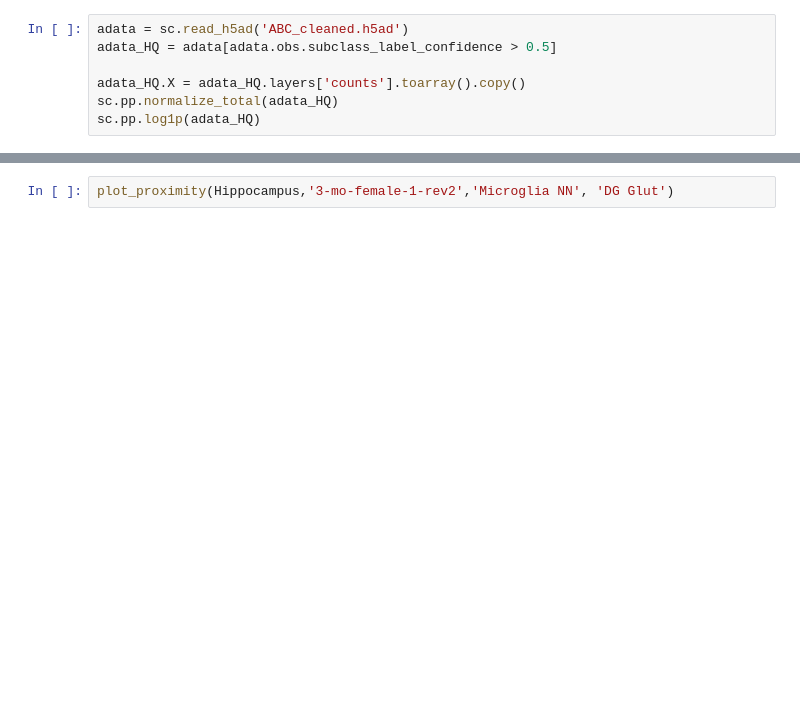
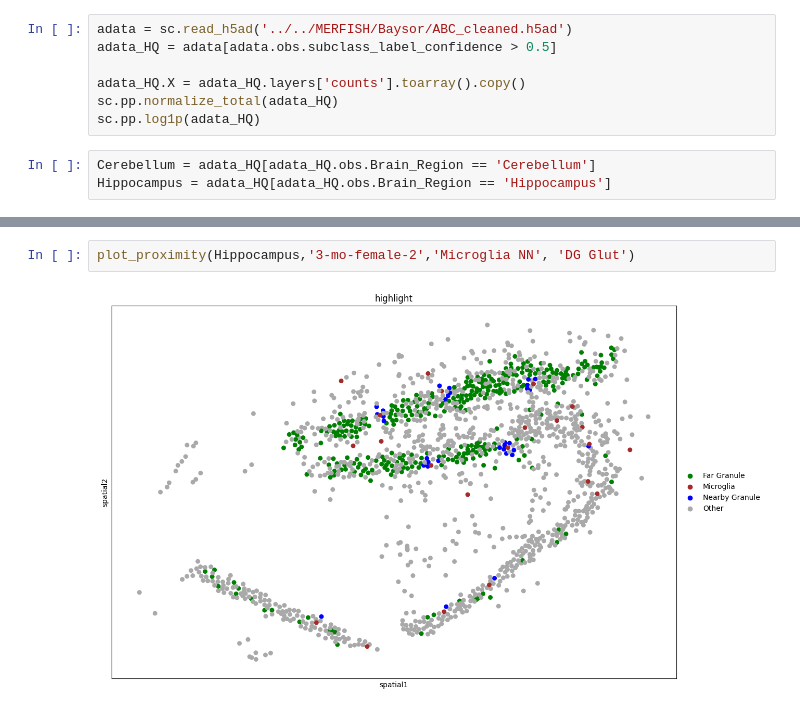
Before and after one commit to doughenze/Aging_CB, a Jupyter notebook: MERFISH/03_Cerebellar_layers_and_granule_proximity_visual.ipynb, the cells around one changed output, grey strips where cells are left out. Cells and saved outputs as stored; diff of their text form; blank space fills up the shorter version.

Commit message:
final images added

```diff
--- a/MERFISH/03_Cerebellar_layers_and_granule_proximity_visual.ipynb
+++ b/MERFISH/03_Cerebellar_layers_and_granule_proximity_visual.ipynb
@@ -12,10 +13,13 @@ from scipy.spatial import cKDTree
 # %%
-adata = sc.read_h5ad('ABC_cleaned.h5ad')
+adata = sc.read_h5ad('../../MERFISH/Baysor/ABC_cleaned.h5ad')
 adata_HQ = adata[adata.obs.subclass_label_confidence > 0.5]
 
 adata_HQ.X = adata_HQ.layers['counts'].toarray().copy()
 sc.pp.normalize_total(adata_HQ)
 sc.pp.log1p(adata_HQ)
+# %%
+Cerebellum = adata_HQ[adata_HQ.obs.Brain_Region == 'Cerebellum']
+Hippocampus = adata_HQ[adata_HQ.obs.Brain_Region == 'Hippocampus']
 # %%
 def plot_proximity(ad,batch,cell1, cell2,threshold=30,cell1_name = 'Microglia',cell2_name='Granule'):
     test_ad = ad[ad.obs.batchID == batch]
@@ -155,4 +163,6 @@ plot_proximity(Cerebellum,'3-mo-female-1-rev2','Microglia NN', 'CB Granule Glut'
 # %%
-plot_proximity(Hippocampus,'3-mo-female-1-rev2','Microglia NN', 'DG Glut')
+plot_proximity(Hippocampus,'3-mo-female-2','Microglia NN', 'DG Glut')
+# %% [output]
+[figure, added]
 # %%
 plot_proximity(Hippocampus,'24-mo-female-3','Microglia NN', 'DG Glut')
```
Also changed, not shown: parts of 8 cells of this notebook, 23 other files.
